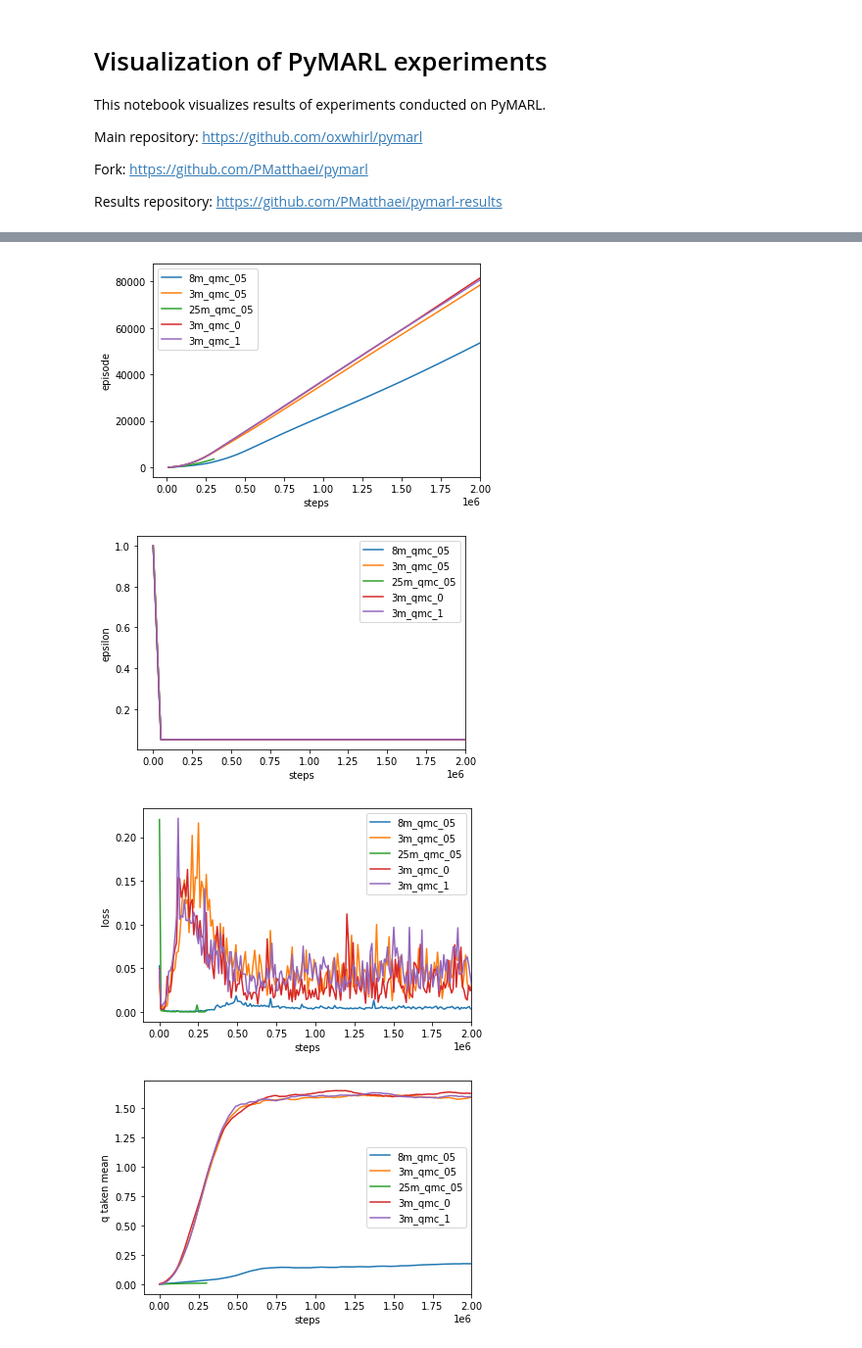
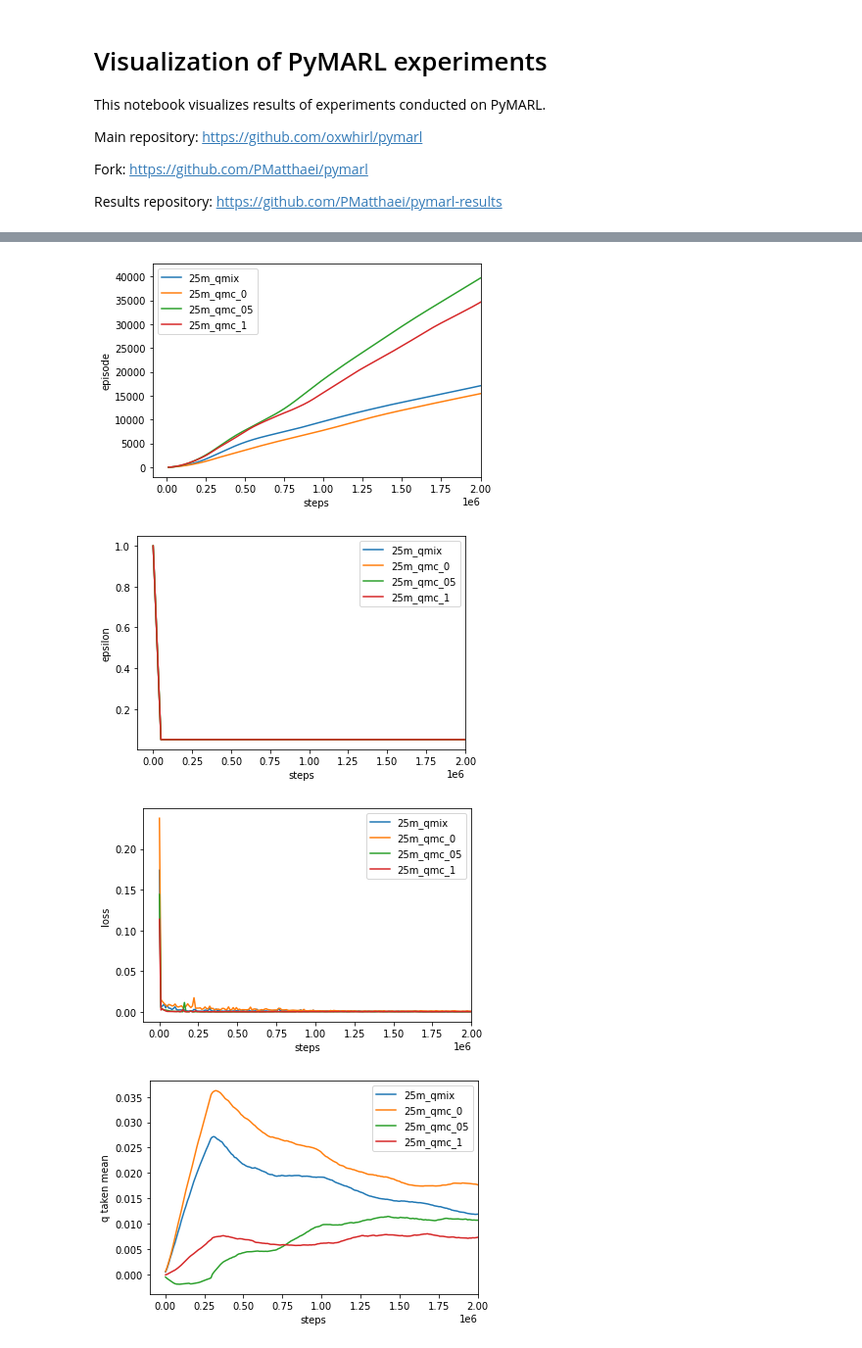
Before and after one commit to PMatthaei/project-thesis-pymarl-results, a Jupyter notebook: visualize_pymarl.ipynb, the cells around one changed output, grey strips where cells are left out. Shown at 98% size. Saved outputs shown, nothing was run; the diff lists cells and outputs as text; code cells hidden in the pictures.

```diff
--- a/visualize_pymarl.ipynb
+++ b/visualize_pymarl.ipynb
@@ -25,7 +25,7 @@ Resolving deltas: 100% (199/199), done.
 #@title Choose your experiments { run: "auto" }
 
 #@markdown Choose algorithms
-qmix = False #@param {type:"boolean"}
+qmix = True #@param {type:"boolean"}
 qmc = True #@param {type:"boolean"}
 vdn = False #@param {type:"boolean"}
 vdnc = False #@param {type:"boolean"}
@@ -36,7 +36,7 @@ qtran = False #@param {type:"boolean"}
 #@markdown Choose environments
 three_marines = False #@param {type:"boolean"}
 eight_marines = False #@param {type:"boolean"}
-twentyfive_marines = False #@param {type:"boolean"}
+twentyfive_marines = True #@param {type:"boolean"}
 three_stalkers_five_zealots = False #@param {type:"boolean"}
 
 # Fetch form data
@@ -153,4 +153,4 @@ plot()
-[figure, old version]
+[figure, new version]
-[figure, old version]
+[figure, new version]
-[figure, old version]
+[figure, new version]
-[figure, old version]
+[figure, new version]
```
Also changed, not shown: parts of 2 cells of this notebook.
